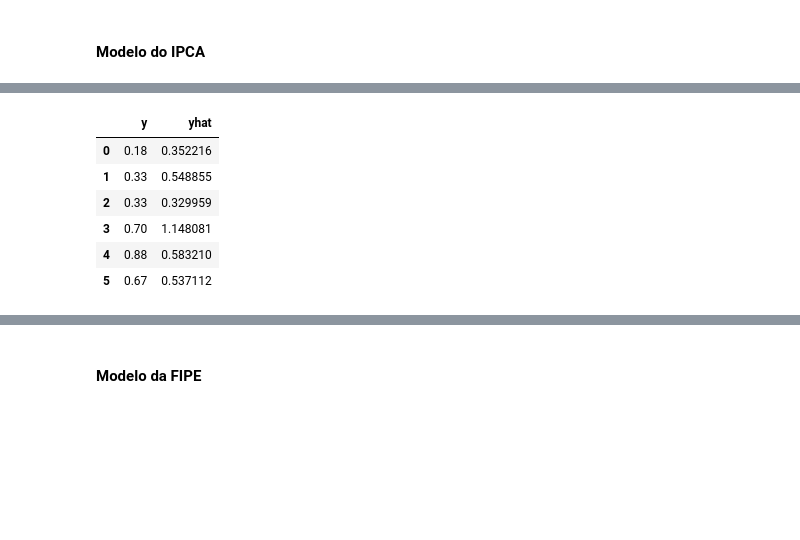
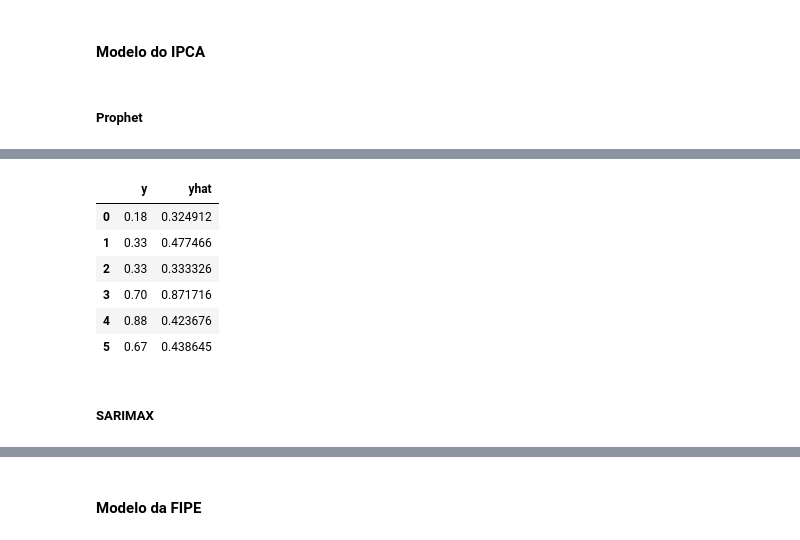
Before and after one commit to vitorrdrgs/trabalho_icd, a Jupyter notebook: models.ipynb, the cells around one changed output, grey strips where cells are left out. Saved outputs shown, nothing was run; the diff lists cells and outputs as text; code cells hidden in the pictures; blank space fills up the shorter version.

```diff
--- a/models.ipynb
+++ b/models.ipynb
@@ -16,3 +22,12 @@ import optuna
+# %%
+horizonte_previsao = 3
+tamanho_teste = 6
+n_trials = 3
+metrica_erro = 'mae'
+tolerancia_fipe = 200
+tolerancia_exog = 0.01
+
+skus_teste = [0, 1, 2, 3, 4]
 # %% [markdown]
 ## Leitura da base de dados
 # %%
@@ -62,4 +77,6 @@ df_ex.index = df_ex['date']
 df_fipe = df_fipe.drop(columns=['Unnamed: 0'])
 # %%
 df_fipe['reference_date'] = pd.to_datetime(df_fipe['reference_date'], format='ISO8601')
+
+df_fipe['sku'] = df_fipe.groupby(['brand_name', 'model_name', 'fuel_name', 'year']).ngroup()
 # %%
@@ -320,16 +235,21 @@ pd.concat([df_test_exchange['y'], forecast_exchange['yhat']], axis=1)
 # %% [markdown]
 #### Modelo do IPCA
+# %% [markdown]
+##### Prophet
 # %%
 df_train_ipca = df_train_prophet[['ds', 'valor']].rename(columns={'valor': 'y'})
 df_test_ipca = df_test_prophet[['ds', 'valor']].rename(columns={'valor': 'y'})
 
-model_ipca, info_ipca, best_value_ipca = generate_prophet_model(
+df_train_prophet = df_train_prophet.ffill()
+df_test_prophet = df_test_prophet.ffill()
+
+model_ipca, info_ipca_prophet, best_value_ipca_prophet = generate_prophet_model(
     df_train_ipca,
     df_test_ipca,
     [],
-    100,
-    'mae',
-    0.01
+    n_trials,
+    metrica_erro,
+    tolerancia_exog
 )
 
 model_ipca.fit(
@@ -362,7 +270,9 @@ pd.concat([df_test_ipca['y'], forecast_ipca['yhat']], axis=1)
 |  | y | yhat |
-| 0 | 0.18 | 0.352216 |
-| 1 | 0.33 | 0.548855 |
-| 2 | 0.33 | 0.329959 |
-| 3 | 0.70 | 1.148081 |
-| 4 | 0.88 | 0.583210 |
-| 5 | 0.67 | 0.537112 |
+| 0 | 0.18 | 0.324912 |
+| 1 | 0.33 | 0.477466 |
+| 2 | 0.33 | 0.333326 |
+| 3 | 0.70 | 0.871716 |
+| 4 | 0.88 | 0.423676 |
+| 5 | 0.67 | 0.438645 |
+# %% [markdown]
+##### SARIMAX
```
Also changed, not shown: parts of 44 cells of this notebook, 1 other file.
